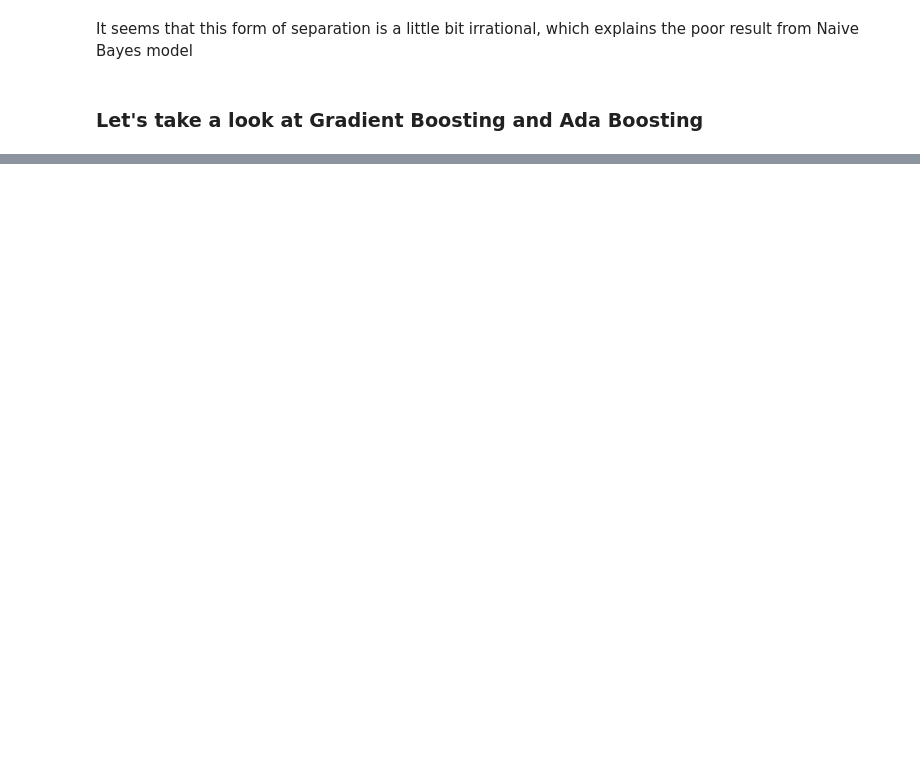
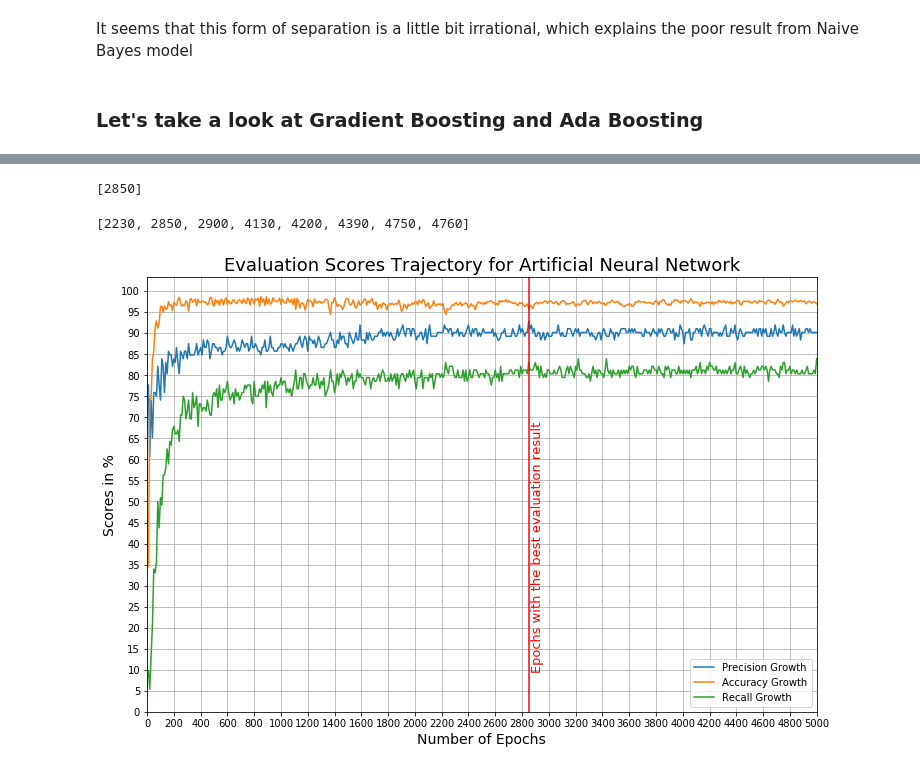
Before and after one commit to HaoxuanXu/credit_card_fraud_detection, a Jupyter notebook: Credit_Card_Fraud_Detection_Classical_Models.ipynb, the cells around one changed output, grey strips where cells are left out. Cells and saved outputs as stored; diff of their text form; code cells hidden in the pictures; blank space fills up the shorter version.

Commit message:
adding neural network

```diff
--- a/Credit_Card_Fraud_Detection_Classical_Models.ipynb
+++ b/Credit_Card_Fraud_Detection_Classical_Models.ipynb
@@ -649,0 +705,18 @@ plot_boundary_graph(gb_ada, X_train_scaled, y_train, important_features[0], impo
+# %%
+y_train_prediction = network_function(X_train_node)
+y_test_prediction = network_function(X_test_node)
+# %%
+# Compute the loss function
+cross_entropy_loss = tf.compat.v1.losses.softmax_cross_entropy(y_train_node, y_train_prediction)
+# Create an optimizer to minimize the loss
+optimizer = tf.compat.v1.train.AdamOptimizer(learning_rate=0.001).minimize(cross_entropy_loss)
+# %%
+# Calculate the accuracy of the prediction
+def accuracy_calculate(actual_amount, predicted_amount):
+    actual = np.argmax(actual_amount, axis=1)
+    predicted = np.argmax(predicted_amount, axis=1)
+    return 100 * np.sum(np.equal(predicted, actual)) / predicted.shape[0]
+# %%
+# Training the model
+epochs = 5000
+checkpoint = "./sigmoid_weights.ckpt"
@@ -649,0 +793,26 @@ plot_boundary_graph(gb_ada, X_train_scaled, y_train, important_features[0], impo
+# %%
+[a for a in precision_trajectory.keys() if precision_trajectory[a] == best_precision]
+# %% [output]
+[2850]
+# %%
+[a for a in recall_trajectory.keys() if recall_trajectory[a] == best_recall]
+# %% [output]
+[2230, 2850, 2900, 4130, 4200, 4390, 4750, 4760]
+# %%
+plt.subplots(figsize=(12,8))
+pd.Series(precision_trajectory).plot(label = "Precision Growth")
+pd.Series(accuracy_trajectory).plot(label = "Accuracy Growth")
+pd.Series(recall_trajectory).plot(label = "Recall Growth")
+plt.xlabel("Number of Epochs", size=14)
+plt.ylabel("Scores in %", size=14)
+plt.yticks(np.arange(0,100 + 5,5))
+plt.xticks(np.arange(0, 5000 + 200, 200))
+plt.axvline(x = 2850, c = "r")
+plt.text(2870, 10, "Epochs with the best evaluation result", size = 13, c = "r", rotation = 90)
+plt.grid()
+plt.title("Evaluation Scores Trajectory for Artificial Neural Network", size=18)
+plt.legend(loc="lower right")
+plt.savefig("Eval_Trajectory_for_Neural_Network.png")
+plt.show()
+# %% [output]
+[figure, added]
```
Also changed, not shown: parts of 43 cells of this notebook, 33 other files.
